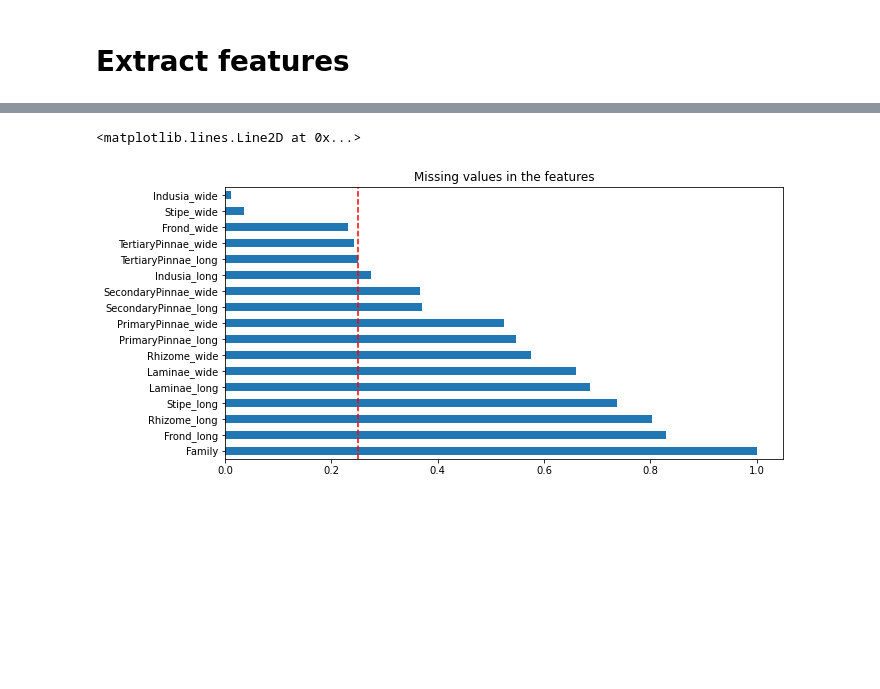
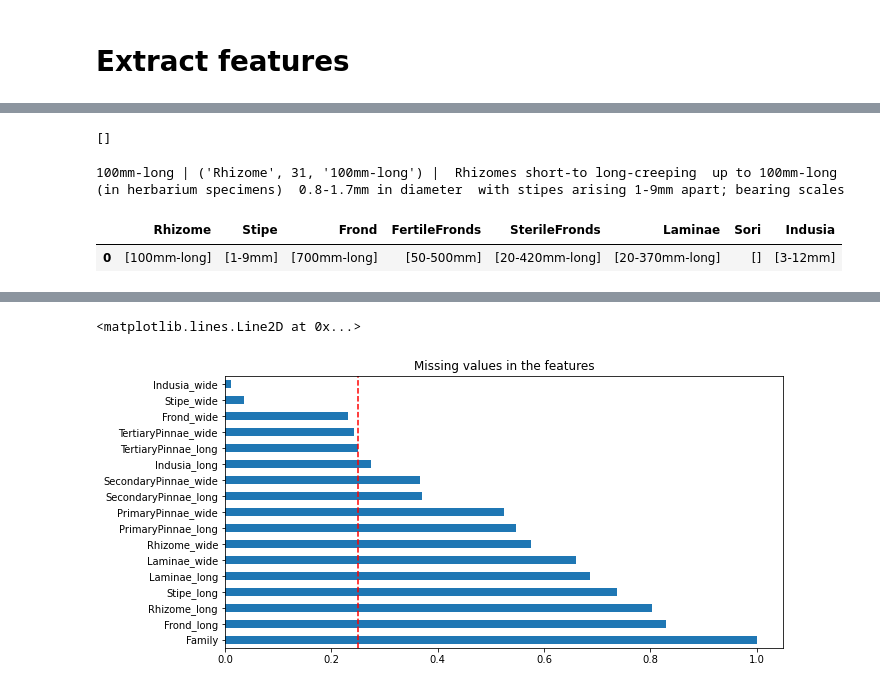
Before and after one commit to simone7monaco/newzeland-plants, a Jupyter notebook: Felci/extractor.ipynb, the cells around one changed output, grey strips where cells are left out. Drawn from its saved outputs; the diff is of its cells as text; code cells hidden in the pictures; blank space fills up the shorter version.

```diff
--- a/Felci/extractor.ipynb
+++ b/Felci/extractor.ipynb
@@ -241,0 +296,12 @@ Name: QuaternaryPinnae, dtype: object
+# %%
+tmp
+# %% [output]
+[]
+# %%
+tm = sp_descriptions.loc[['Lindsaea linearis Sw., J. Bot. (Schrader)'], :]
+t = (tm.Etymology.fillna('') + ' ' + tm['Vernacular name'].fillna('')).apply(string_preprocessing)
+t.str.split(delimiter).reset_index().apply(lambda x: extract_features(x.Species, x[0]), axis=1)
+# %% [output]
+100mm-long | ('Rhizome', 31, '100mm-long') |  Rhizomes short-to long-creeping  up to 100mm-long (in herbarium specimens)  0.8-1.7mm in diameter  with stipes arising 1-9mm apart; bearing scales
+|  | Rhizome | Stipe | Frond | FertileFronds | SterileFronds | Laminae | Sori | Indusia |
+| 0 | [100mm-long] | [1-9mm] | [700mm-long] | [50-500mm] | [20-420mm-long] | [20-370mm-long] | [] | [3-12mm] |
```
Also changed, not shown: parts of 20 cells of this notebook, 1 other file.
